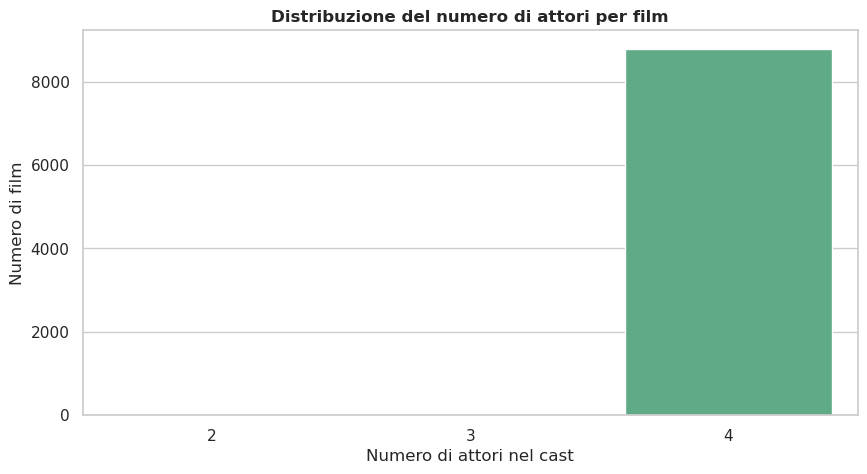
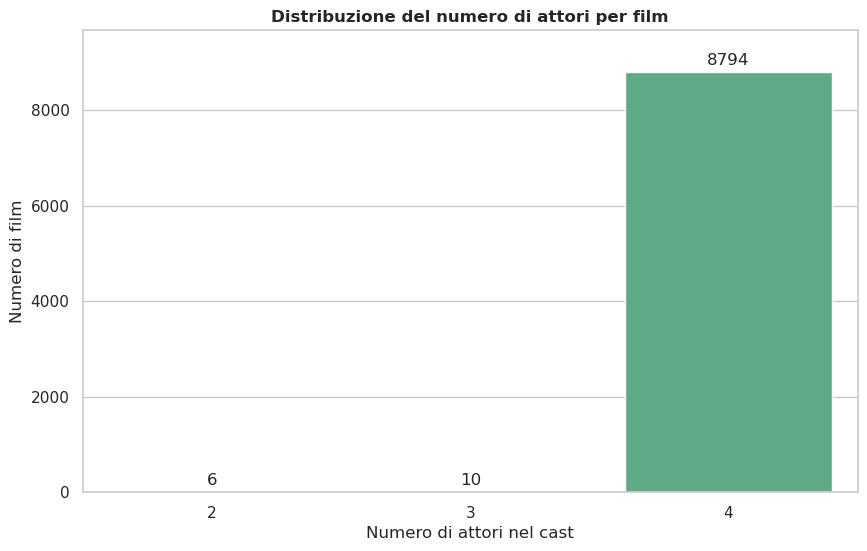
The notebook cell's code change between the first figure and the second:
--- before
+++ after
@@ -2,5 +2,5 @@
 
 # Calcoliamo il numero di attori per ogni film
-attori_per_film =  df["Stars_list"] .apply(len)
+attori_per_film = df["Stars_list"].apply(len)
 
 # Calcolo delle metriche principali
@@ -17,8 +17,17 @@
 
 # Visualizzazione della distribuzione
-plt.figure(figsize=(10, 5))
-sns.countplot(x=attori_per_film, color=PALETTE[2])
+plt.figure(figsize=(10, 6))
+ax = sns.countplot(x=attori_per_film, color=PALETTE[2])
+
+# --- AGGIUNTA DEI NUMERI SOPRA LE COLONNE ---
+# ax.containers contiene i riferimenti alle barre del grafico
+ax.bar_label(ax.containers[0], padding=3)
+
 plt.title("Distribuzione del numero di attori per film", fontweight="bold")
 plt.xlabel("Numero di attori nel cast")
 plt.ylabel("Numero di film")
+
+# Aumentiamo il limite superiore dell'asse Y per non far tagliare i numeri
+plt.margins(y=0.1) 
+
 plt.show()

Commit: relazione